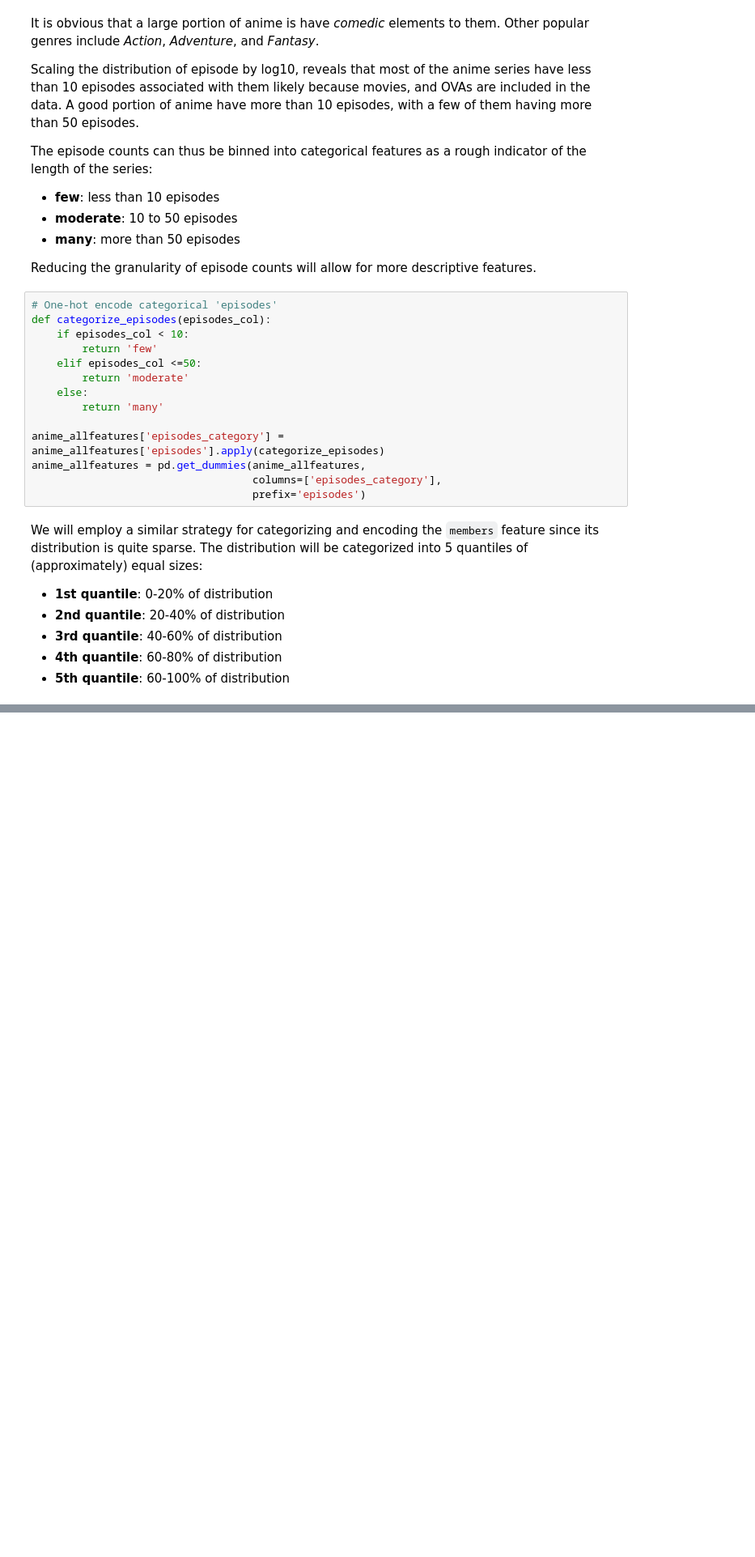
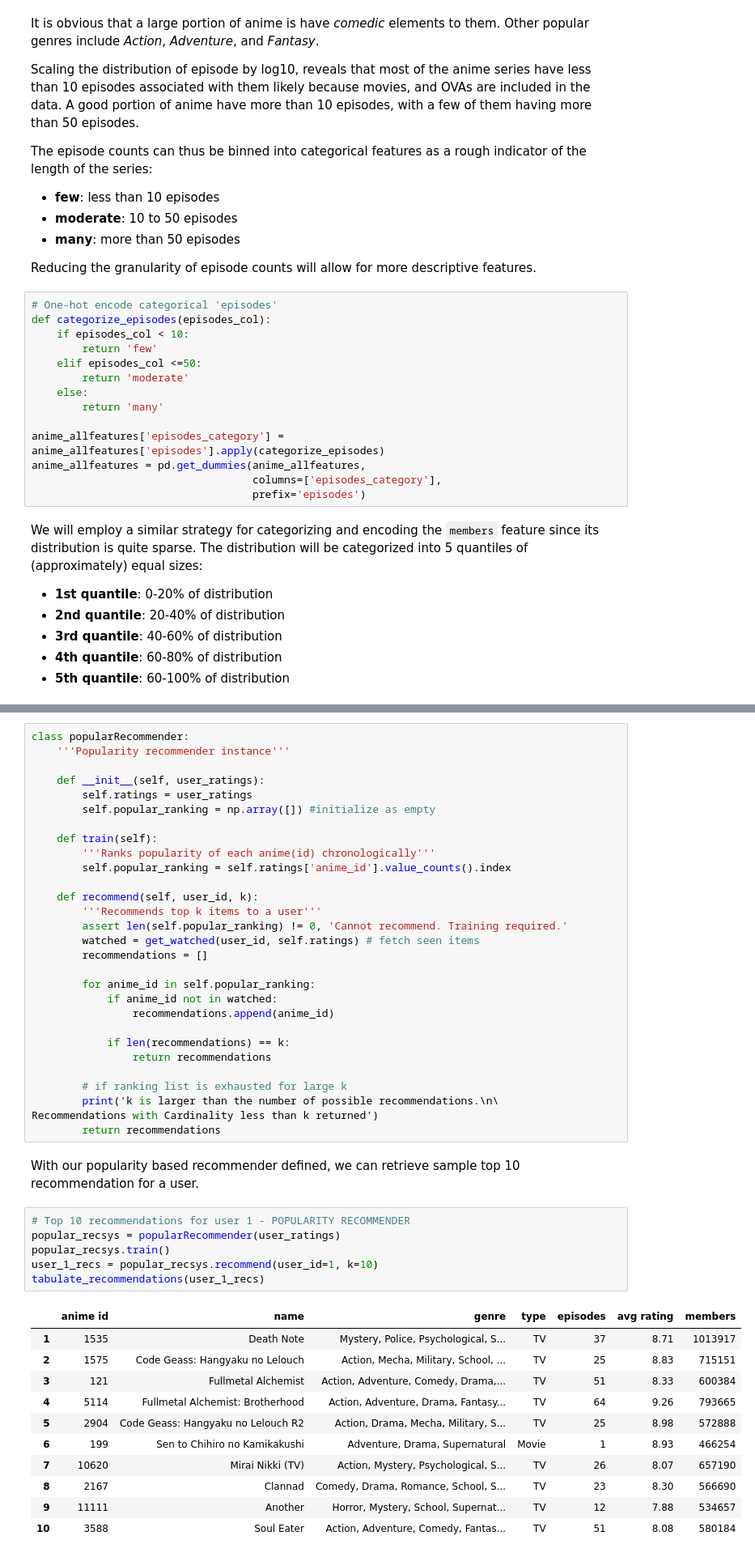
Before and after one commit to jason-cls/Anime-Recommender-System, a Jupyter notebook: Anime Recommendation System.ipynb, the cells around one changed output, grey strips where cells are left out. Shown at 81% size. Drawn from its saved outputs; the diff is of its cells as text; blank space fills up the shorter version.

Commit message:
basline Recsys added

```diff
--- a/Anime Recommendation System.ipynb
+++ b/Anime Recommendation System.ipynb
@@ -374,0 +427,49 @@ popular_rank = user_ratings['anime_id'].value_counts().index
+# %%
+class popularRecommender:
+    '''Popularity recommender instance'''
+
+    def __init__(self, user_ratings):
+        self.ratings = user_ratings
+        self.popular_ranking = np.array([]) #initialize as empty
+
+    def train(self):
+        '''Ranks popularity of each anime(id) chronologically'''
+        self.popular_ranking = self.ratings['anime_id'].value_counts().index
+
+    def recommend(self, user_id, k):
+        '''Recommends top k items to a user'''
+        assert len(self.popular_ranking) != 0, 'Cannot recommend. Training required.'
+        watched = get_watched(user_id, self.ratings) # fetch seen items
+        recommendations = []
+
+        for anime_id in self.popular_ranking:
+            if anime_id not in watched:
+                recommendations.append(anime_id)
+
+            if len(recommendations) == k:
+                return recommendations
+
+        # if ranking list is exhausted for large k
+        print('k is larger than the number of possible recommendations.\n\
+Recommendations with Cardinality less than k returned')
+        return recommendations
+# %% [markdown]
+With our popularity based recommender defined, we can retrieve sample top 10 recommendation for a user.
+# %%
+# Top 10 recommendations for user 1 - POPULARITY RECOMMENDER
+popular_recsys = popularRecommender(user_ratings)
+popular_recsys.train()
+user_1_recs = popular_recsys.recommend(user_id=1, k=10)
+tabulate_recommendations(user_1_recs)
+# %% [output]
+|  | anime id | name | genre | type | episodes | avg rating | members |
+| 1 | 1535 | Death Note | Mystery, Police, Psychological, S... | TV | 37 | 8.71 | 1013917 |
+| 2 | 1575 | Code Geass: Hangyaku no Lelouch | Action, Mecha, Military, School, ... | TV | 25 | 8.83 | 715151 |
+| 3 | 121 | Fullmetal Alchemist | Action, Adventure, Comedy, Drama,... | TV | 51 | 8.33 | 600384 |
+| 4 | 5114 | Fullmetal Alchemist: Brotherhood | Action, Adventure, Drama, Fantasy... | TV | 64 | 9.26 | 793665 |
+| 5 | 2904 | Code Geass: Hangyaku no Lelouch R2 | Action, Drama, Mecha, Military, S... | TV | 25 | 8.98 | 572888 |
+| 6 | 199 | Sen to Chihiro no Kamikakushi | Adventure, Drama, Supernatural | Movie | 1 | 8.93 | 466254 |
+| 7 | 10620 | Mirai Nikki (TV) | Action, Mystery, Psychological, S... | TV | 26 | 8.07 | 657190 |
+| 8 | 2167 | Clannad | Comedy, Drama, Romance, School, S... | TV | 23 | 8.30 | 566690 |
+| 9 | 11111 | Another | Horror, Mystery, School, Supernat... | TV | 12 | 7.88 | 534657 |
+| 10 | 3588 | Soul Eater | Action, Adventure, Comedy, Fantas... | TV | 51 | 8.08 | 580184 |
```
Also changed, not shown: parts of 12 cells of this notebook.
